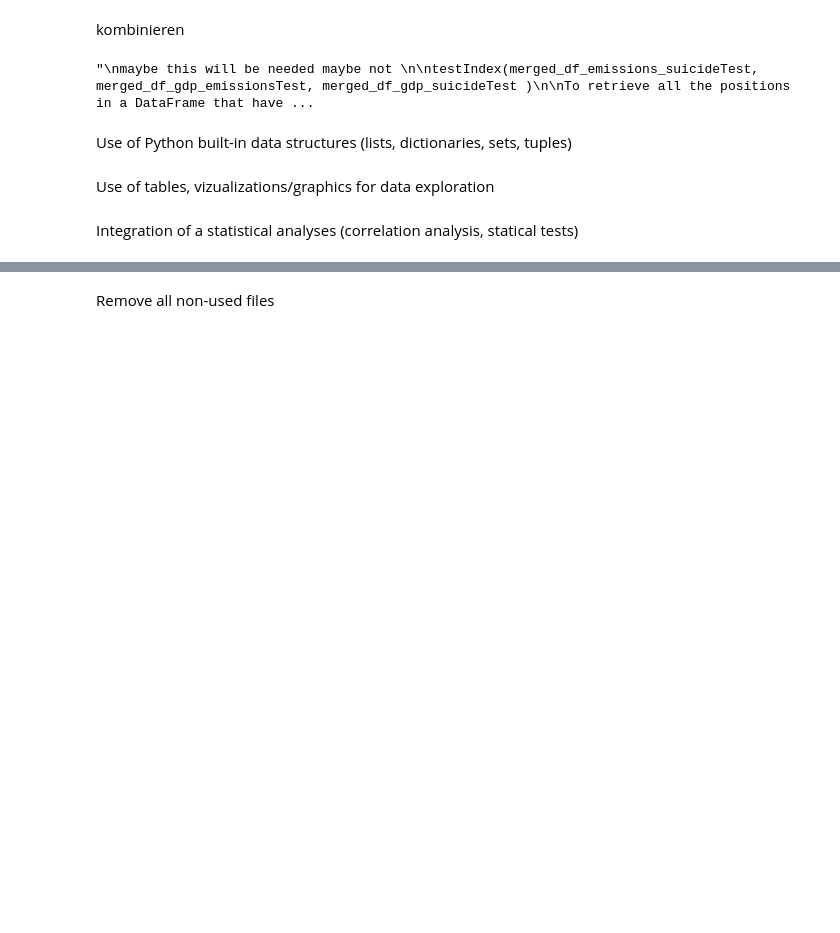
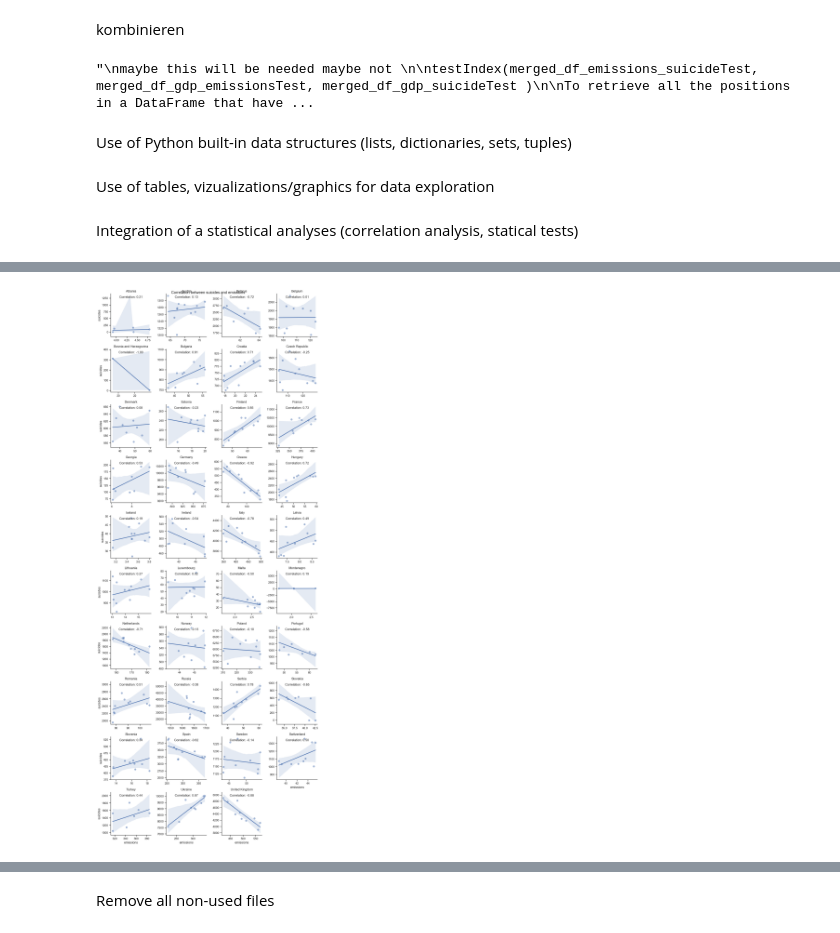
Before and after one commit to synoloris/scientific-programming-grp3, a Jupyter notebook: project.ipynb, the cells around one changed output, grey strips where cells are left out. Drawn from its saved outputs; the diff is of its cells as text; code cells hidden in the pictures; blank space fills up the shorter version.

```diff
--- a/project.ipynb
+++ b/project.ipynb
@@ -222,6 +227,7 @@ kombinieren
 # %%
 #when you merge two dataframes on a common column (e.g., 'country'), by default, the merge will only include the rows where the value in the 'country' column is present in both dataframes
 merged_df_emissions_suicide = pd.merge(new_df_emissions, european_df_newDfSuicide, on=['country', 'year'])
+merged_df_emissions_suicide['suicides_no'] = merged_df_emissions_suicide['suicides_no'].astype('float64')
 #as expected suicide dataframe only has 39 countries
 uniqueCountries_mergedEmSu = uniqueCountries(merged_df_emissions_suicide)
 #lets add the latitude and longitude
@@ -285,3 +291,15 @@ Use of Python built-in data structures (lists, dictionaries, sets, tuples)
 Use of tables, vizualizations/graphics for data exploration
 # %% [markdown]
 Integration of a statistical analyses (correlation analysis, statical tests)
+# %%
+# Ein leeres DataFrame für die Korrelationskoeffizienten erstellen
+correlation_data = pd.DataFrame(columns=["Country", "Correlation"])
+
+# Für jedes Land die Korrelation berechnen
+for country in merged_df_emissions_suicide["country"].unique():
+    country_data = merged_df_emissions_suicide[merged_df_emissions_suicide["country"] == country]
+    correlation = country_data["suicides_no"].corr(country_data["Total amount of CO2"])
+    correlation_data = pd.concat([correlation_data, pd.DataFrame({"Country": [country], "Correlation": [correlation]})])
+
+# Ergebnisse anzeigen
+print(correlation_data)
@@ -287,0 +324,19 @@ Integration of a statistical analyses (correlation analysis, statical tests)
+# %%
+# Q-Q-Plot für jedes Land erstellen
+g = sns.FacetGrid(merged_df_emissions_suicide, col="country", col_wrap=4, sharex=False, sharey=False)
+g.map(sns.regplot, "Total amount of CO2", "suicides_no", scatter_kws={"alpha": 0.5})
+g.set_titles("{col_name}")
+g.set_xlabels("emissions")
+g.set_ylabels("suicides")
+
+# Korrelationskoeffizienten anzeigen
+for ax, country in zip(g.axes.flat, merged_df_emissions_suicide["country"].unique()):
+    correlation = correlation_data.loc[correlation_data["Country"] == country, "Correlation"].values[0]
+    ax.text(0.5, 0.9, f"Correlation: {correlation:.2f}", transform=ax.transAxes, ha="center")
+
+#output
+plt.suptitle("Correlation between suicides and emissions")
+plt.tight_layout()
+plt.show()
+# %% [output]
+[figure, added]
```
Also changed, not shown: parts of 7 cells of this notebook, 5 other files.
